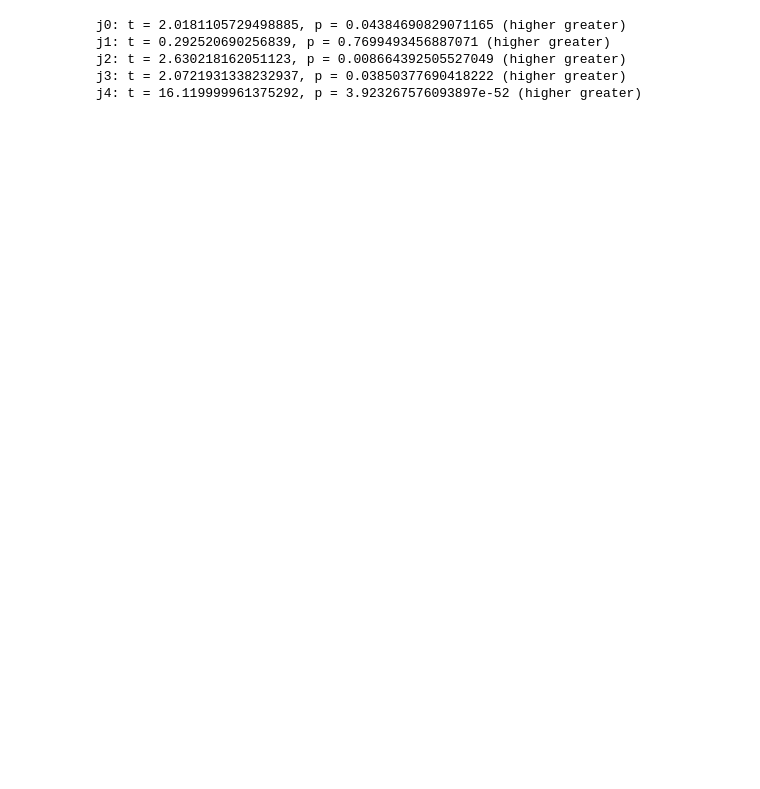
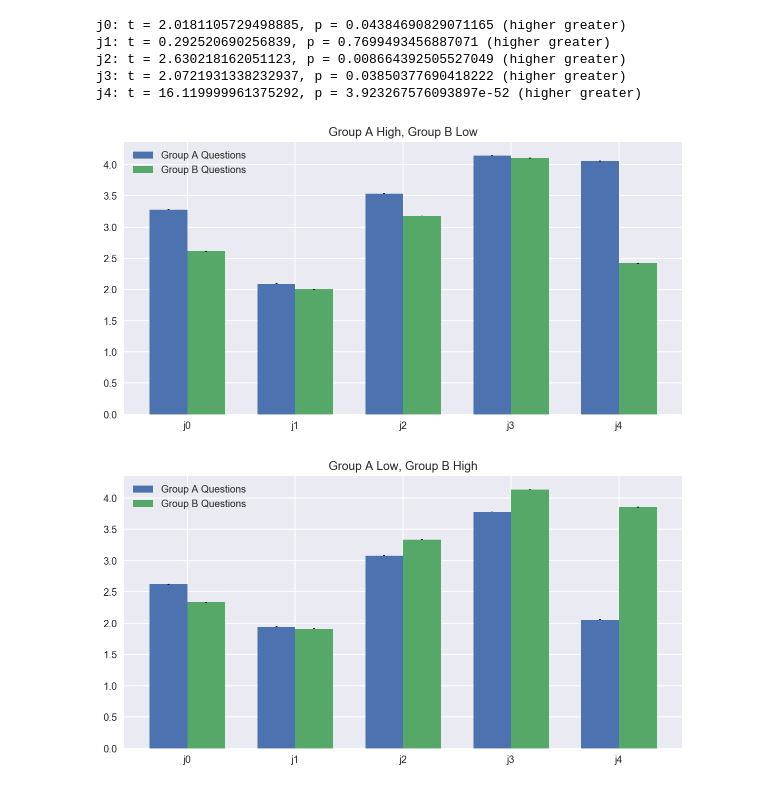
Before and after one commit to hermish/cocosci-research, a Jupyter notebook: analysis/pilot.ipynb, the cells around one changed output. Drawn from its saved outputs; the diff is of its cells as text; code cells hidden in the pictures; blank space fills up the shorter version.

Commit message:
Add labels

```diff
--- a/analysis/pilot.ipynb
+++ b/analysis/pilot.ipynb
@@ -358,3 +367,79 @@ j1: t = 0.292520690256839, p = 0.7699493456887071 (higher greater)
 j2: t = 2.630218162051123, p = 0.008664392505527049 (higher greater)
 j3: t = 2.0721931338232937, p = 0.03850377690418222 (higher greater)
 j4: t = 16.119999961375292, p = 3.923267576093897e-52 (higher greater)
+# %%
+labels = list(JUDGEMENTS.values())
+
+# Condition A comparison
+a_means = []
+a_stds = []
+for judge in labels:
+    a_series = []
+    for ques in group_a:
+        a_series.append(high_a[ques + judge])
+    a_series = pd.concat(a_series)
+    a_means.append(a_series.mean())
+    a_stds.append(a_series.std() / len(a_series))
+
+b_means = []
+b_stds = []
+for judge in labels:
+    b_series = []
+    for ques in group_b:
+        b_series.append(high_a[ques + judge])
+    b_series = pd.concat(b_series)
+    b_means.append(b_series.mean())
+    b_stds.append(b_series.std() / len(b_series))
+
+fig, ax = plt.subplots()
+ind, width = np.arange(len(labels)), 0.35
+
+a_rects = ax.bar(ind, a_means, width, yerr=a_stds)
+b_rects = ax.bar(ind + width, b_means, width, yerr=b_stds)
+
+ax.set_xticks(ind + width / 2)
+ax.set_xticklabels(labels)
+
+fig.set_size_inches(10, 5)
+plt.title('Group A High, Group B Low')
+plt.legend(['Group A Questions', 'Group B Questions'])
+plt.show()
+
+# Condition B comparison
+
+a_means = []
+a_stds = []
+for judge in labels:
+    a_series = []
+    for ques in group_a:
+        a_series.append(high_b[ques + judge])
+    a_series = pd.concat(a_series)
+    a_means.append(a_series.mean())
+    a_stds.append(a_series.std() / len(a_series))
+
+b_means = []
+b_stds = []
+for judge in labels:
+    b_series = []
+    for ques in group_b:
+        b_series.append(high_b[ques + judge])
+    b_series = pd.concat(b_series)
+    b_means.append(b_series.mean())
+    b_stds.append(b_series.std() / len(b_series))
+
+fig, ax = plt.subplots()
+ind, width = np.arange(len(labels)), 0.35
+
+a_rects = ax.bar(ind, a_means, width, yerr=a_stds)
+b_rects = ax.bar(ind + width, b_means, width, yerr=b_stds)
+
+ax.set_xticks(ind + width / 2)
+ax.set_xticklabels(labels)
+
+fig.set_size_inches(10, 5)
+plt.title('Group A Low, Group B High')
+plt.legend(['Group A Questions', 'Group B Questions'])
+plt.show()
+# %% [output]
+[figure, added]
+[figure, added]
```
Also changed, not shown: parts of 3 cells of this notebook.
